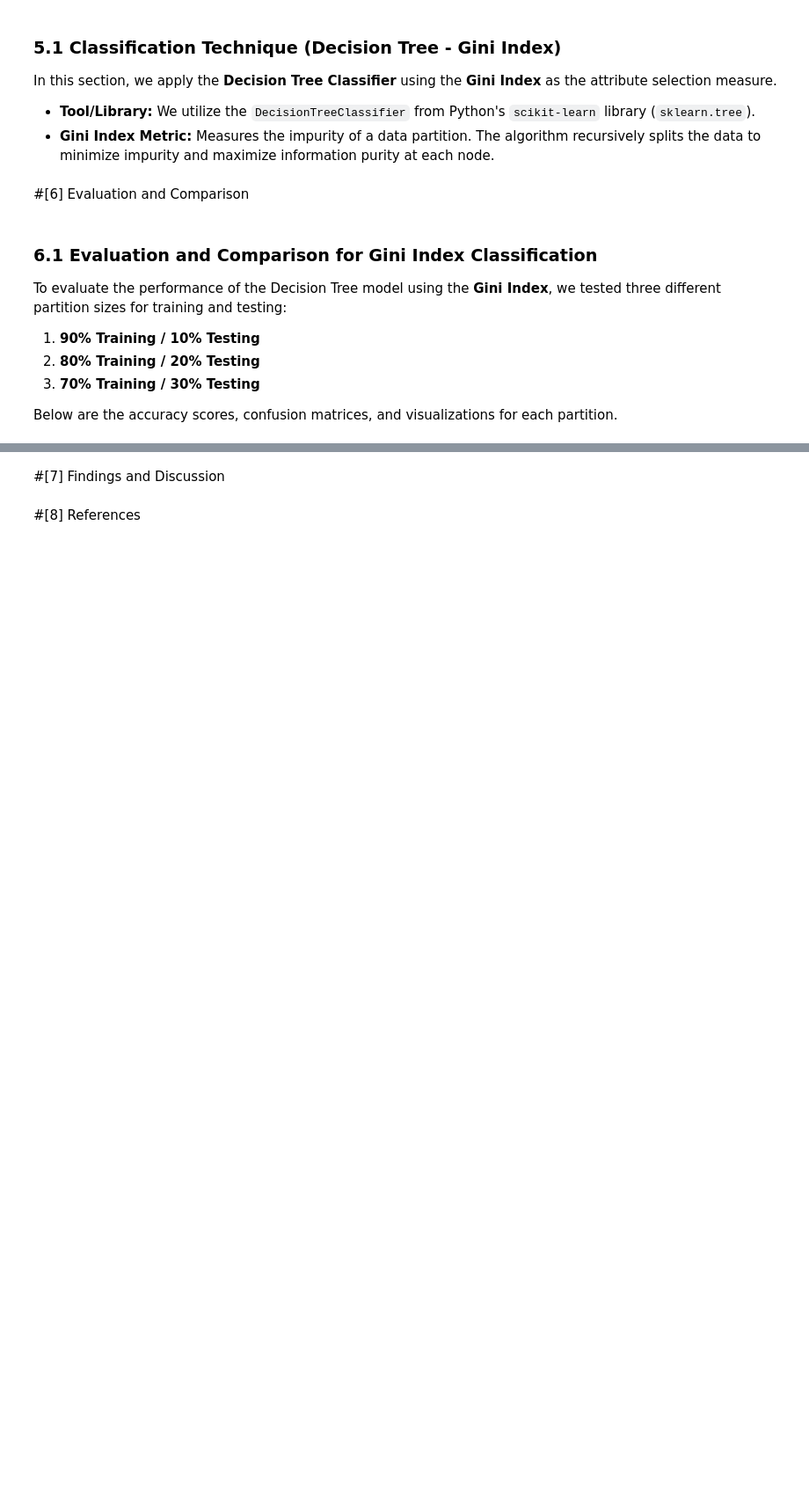
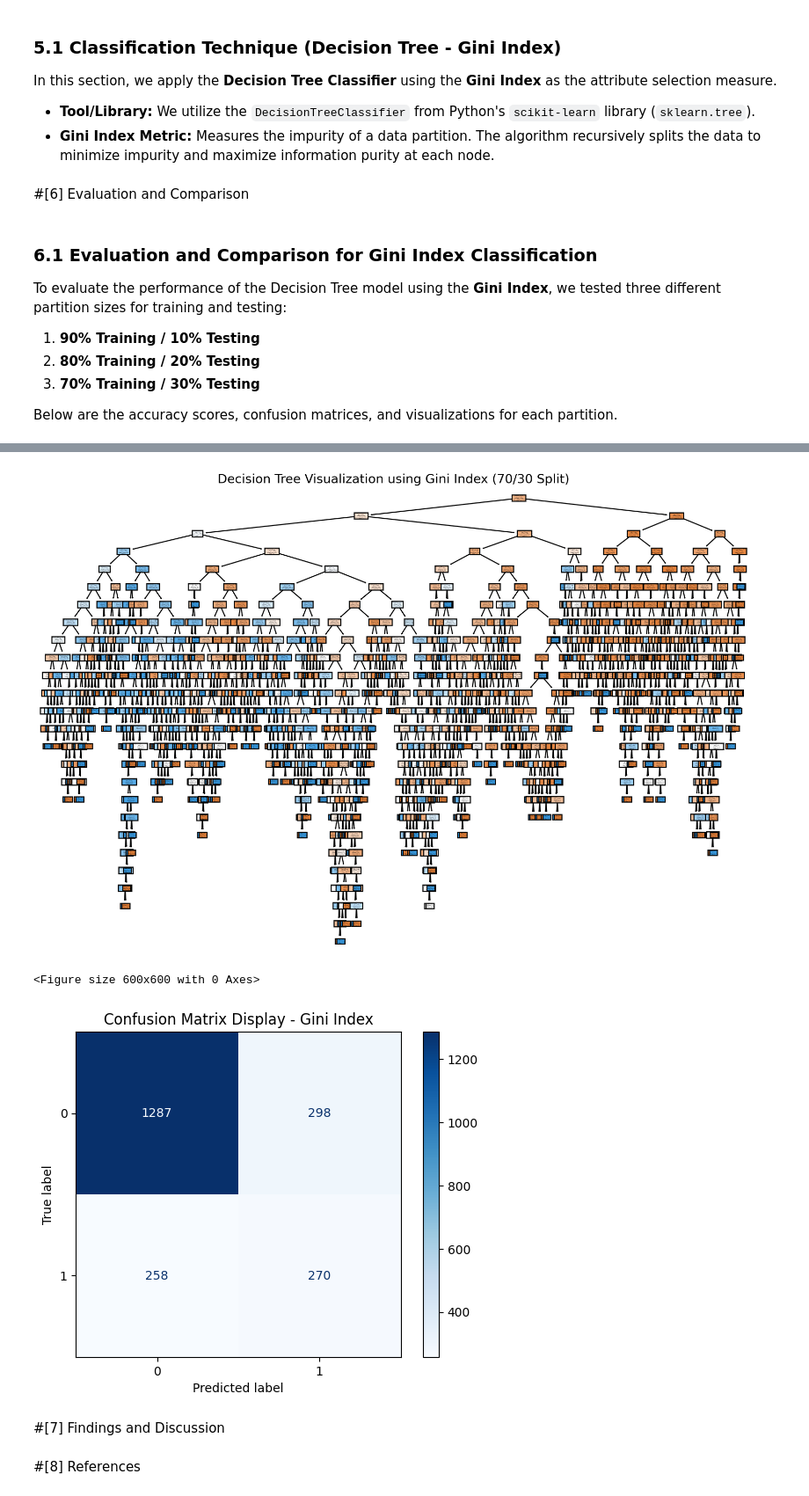
Before and after one commit to LujainAldujain/Data_Mining_Project, a Jupyter notebook: Phase3.ipynb, the cells around one changed output, grey strips where cells are left out. Shown at 88% size. Cells and saved outputs as stored; diff of their text form; code cells hidden in the pictures; blank space fills up the shorter version.

```diff
--- a/Phase3.ipynb
+++ b/Phase3.ipynb
@@ -34,11 +34,12 @@ from sklearn import metrics
 from sklearn.metrics import confusion_matrix, ConfusionMatrixDisplay
 from sklearn import tree
 
+url = "https://raw.githubusercontent.com/LujainAldujain/Data_Mining_Project/refs/heads/main/Dataset/Preprocessed_dataset.csv"
+df = pd.read_csv(url)
 
-
-df = pd.read_csv('Dataset/Preprocessed_dataset.csv')
 X = df.drop(columns=['Churn'])
-y = df['Churn']
+drop_cols = ['Churn', 'customerID']
+X = df.drop(columns=[c for c in drop_cols if c in df.columns])
 cn = df['Churn'].unique().astype(str)
 fn = X.columns.tolist()
 
@@ -49,7 +50,7 @@ y_pred_90 = clf_gini_90.predict(X_test_90)
 
 print("--- 90% Training / 10% Testing (Gini) ---")
 print("Accuracy:", metrics.accuracy_score(y_test_90, y_pred_90))
-print("Confusion Matrix:\n", confusion_matrix(y_test_90, y_pred_90))
+print("Confusion Matrix:\n\n", confusion_matrix(y_test_90, y_pred_90))
 
 X_train_80, X_test_80, y_train_80, y_test_80 = train_test_split(X, y, test_size=0.2, random_state=1)
 clf_gini_80 = DecisionTreeClassifier(criterion="gini", random_state=42)
@@ -58,6 +59,7 @@ y_pred_80 = clf_gini_80.predict(X_test_80)
 
 print("\n--- 80% Training / 20% Testing (Gini) ---")
 print("Accuracy:", metrics.accuracy_score(y_test_80, y_pred_80))
+print("Confusion Matrix:\n\n", confusion_matrix(y_test_80, y_pred_80))
 
 X_train_70, X_test_70, y_train_70, y_test_70 = train_test_split(X, y, test_size=0.3, random_state=1)
 clf_gini_70 = DecisionTreeClassifier(criterion="gini", random_state=42)
@@ -66,4 +68,5 @@ y_pred_70 = clf_gini_70.predict(X_test_70)
 
 print("\n--- 70% Training / 30% Testing (Gini) ---")
 print("Accuracy:", metrics.accuracy_score(y_test_70, y_pred_70))
+print("Confusion Matrix:\n\n", confusion_matrix(y_test_70, y_pred_70))
 # %% [output]
@@ -71,3 +100,17 @@ FileNotFoundError: [Errno 2] No such file or directory: 'Dataset/Preprocessed_da
+# %%
+plt.figure(figsize=(12, 8), dpi=300)
+tree.plot_tree(clf_gini_70, feature_names=fn, class_names=cn, filled=True)
+plt.title("Decision Tree Visualization using Gini Index (70/30 Split)")
+plt.show()
+
+plt.figure(figsize=(6, 6))
+disp = ConfusionMatrixDisplay.from_estimator(clf_gini_70, X_test_70, y_test_70, display_labels=cn, cmap=plt.cm.Blues)
+plt.title("Confusion Matrix Display - Gini Index")
+plt.show()
+# %% [output]
+[figure, added]
+<Figure size 600x600 with 0 Axes>
+[figure, added]
 # %% [markdown]
 #[7] Findings and Discussion
 # %% [markdown]
```
Also changed, not shown: parts of 2 cells of this notebook.
